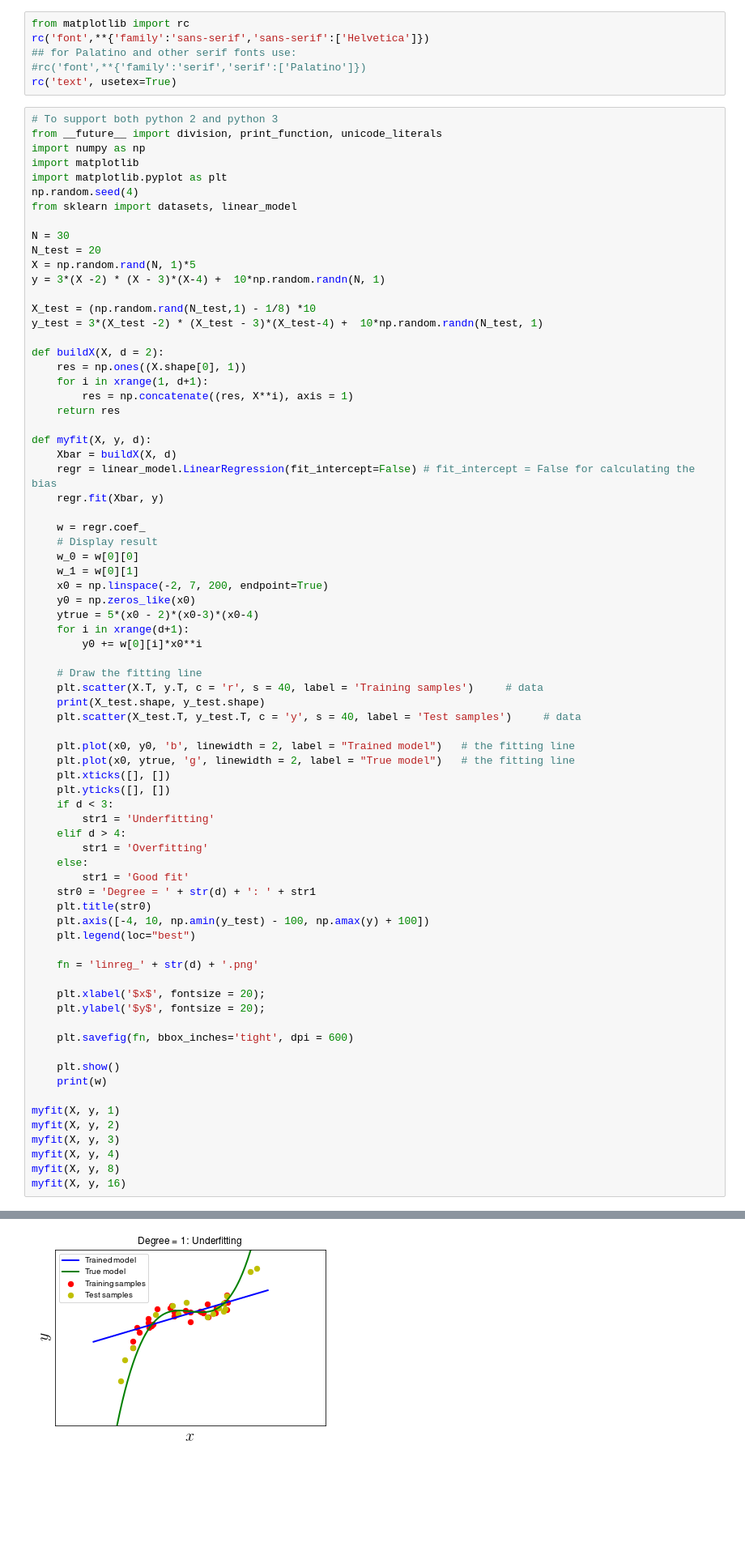
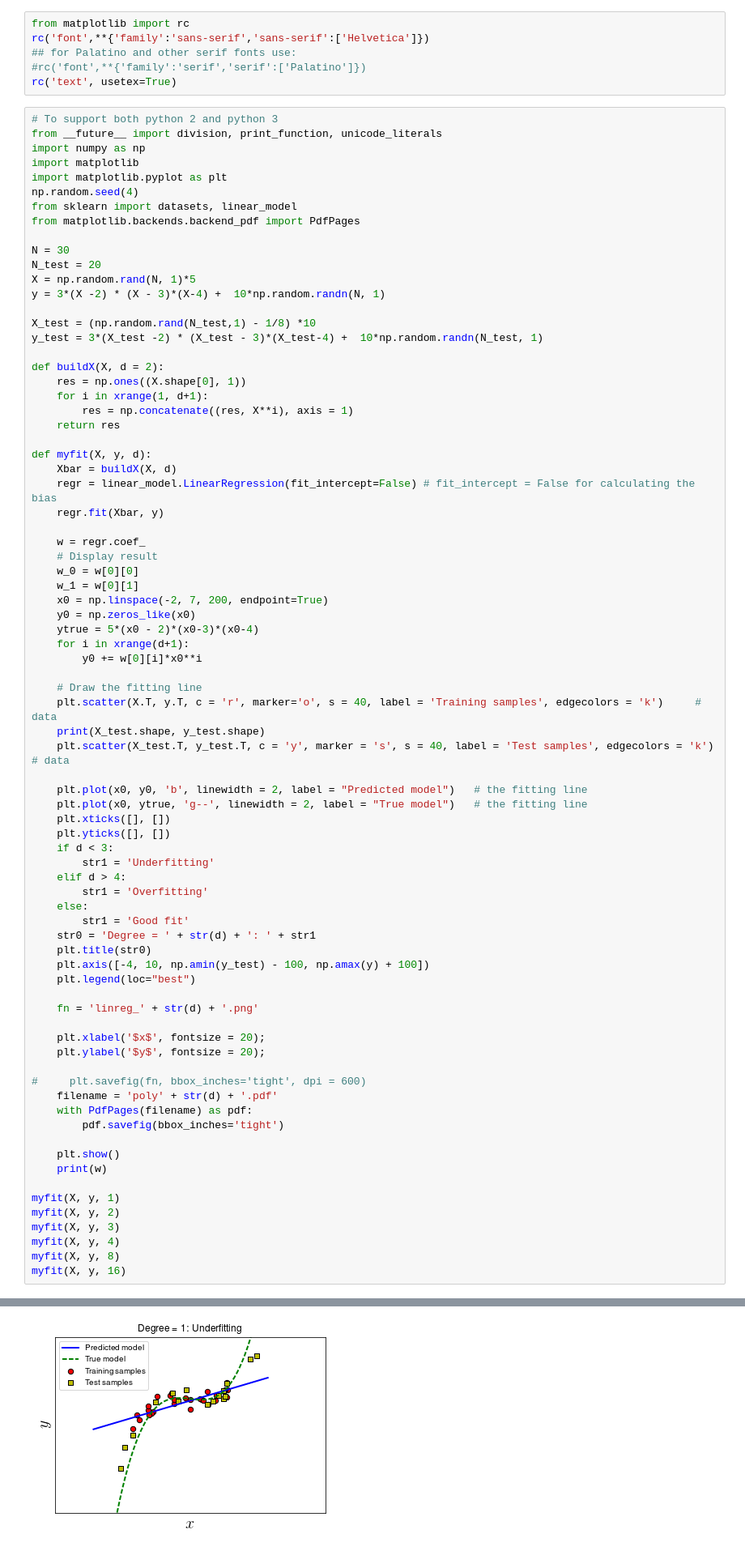
Before and after one commit to tiepvupsu/ebookML_src, a Jupyter notebook: src/overfitting/Polynomial Regression.ipynb, the cells around one changed output, grey strips where cells are left out. Shown at 81% size. Drawn from its saved outputs; the diff is of its cells as text; blank space fills up the shorter version.

```diff
--- a/src/overfitting/Polynomial Regression.ipynb
+++ b/src/overfitting/Polynomial Regression.ipynb
@@ -12,6 +12,7 @@ import matplotlib
 import matplotlib.pyplot as plt
 np.random.seed(4)
 from sklearn import datasets, linear_model
+from matplotlib.backends.backend_pdf import PdfPages
 
 N = 30
 N_test = 20
@@ -43,43 +44,46 @@ def myfit(X, y, d):
         y0 += w[0][i]*x0**i
 
     # Draw the fitting line
-    plt.scatter(X.T, y.T, c = 'r', s = 40, label = 'Training samples')     # data
+    plt.scatter(X.T, y.T, c = 'r', marker='o', s = 40, label = 'Training samples', edgecolors = 'k')     # data
     print(X_test.shape, y_test.shape)
-    plt.scatter(X_test.T, y_test.T, c = 'y', s = 40, label = 'Test samples')     # data
+    plt.scatter(X_test.T, y_test.T, c = 'y', marker = 's', s = 40, label = 'Test samples', edgecolors = 'k')     # data
 
-    plt.plot(x0, y0, 'b', linewidth = 2, label = "Trained model")   # the fitting line
-    plt.plot(x0, ytrue, 'g', linewidth = 2, label = "True model")   # the fitting line
+    plt.plot(x0, y0, 'b', linewidth = 2, label = "Predicted model")   # the fitting line
+    plt.plot(x0, ytrue, 'g--', linewidth = 2, label = "True model")   # the fitting line
     plt.xticks([], [])
     plt.yticks([], [])
     if d < 3:
         str1 = 'Underfitting'
     elif d > 4:
         str1 = 'Overfitting'
     else:
         str1 = 'Good fit'
     str0 = 'Degree = ' + str(d) + ': ' + str1
     plt.title(str0)
     plt.axis([-4, 10, np.amin(y_test) - 100, np.amax(y) + 100])
     plt.legend(loc="best")
 
     fn = 'linreg_' + str(d) + '.png'
 
     plt.xlabel('$x$', fontsize = 20);
     plt.ylabel('$y$', fontsize = 20);
 
-    plt.savefig(fn, bbox_inches='tight', dpi = 600)
+#     plt.savefig(fn, bbox_inches='tight', dpi = 600)
+    filename = 'poly' + str(d) + '.pdf'
+    with PdfPages(filename) as pdf:
+        pdf.savefig(bbox_inches='tight')
 
     plt.show()
     print(w)
 
 myfit(X, y, 1)
 myfit(X, y, 2)
 myfit(X, y, 3)
 myfit(X, y, 4)
 myfit(X, y, 8)
 myfit(X, y, 16)
 # %% [output]
 (20, 1) (20, 1)
-[figure, old version]
+[figure, new version]
 [[-41.90206792  12.66196586]]
 (20, 1) (20, 1)
```
Also changed, not shown: parts of 1 cell of this notebook, 20 other files.
